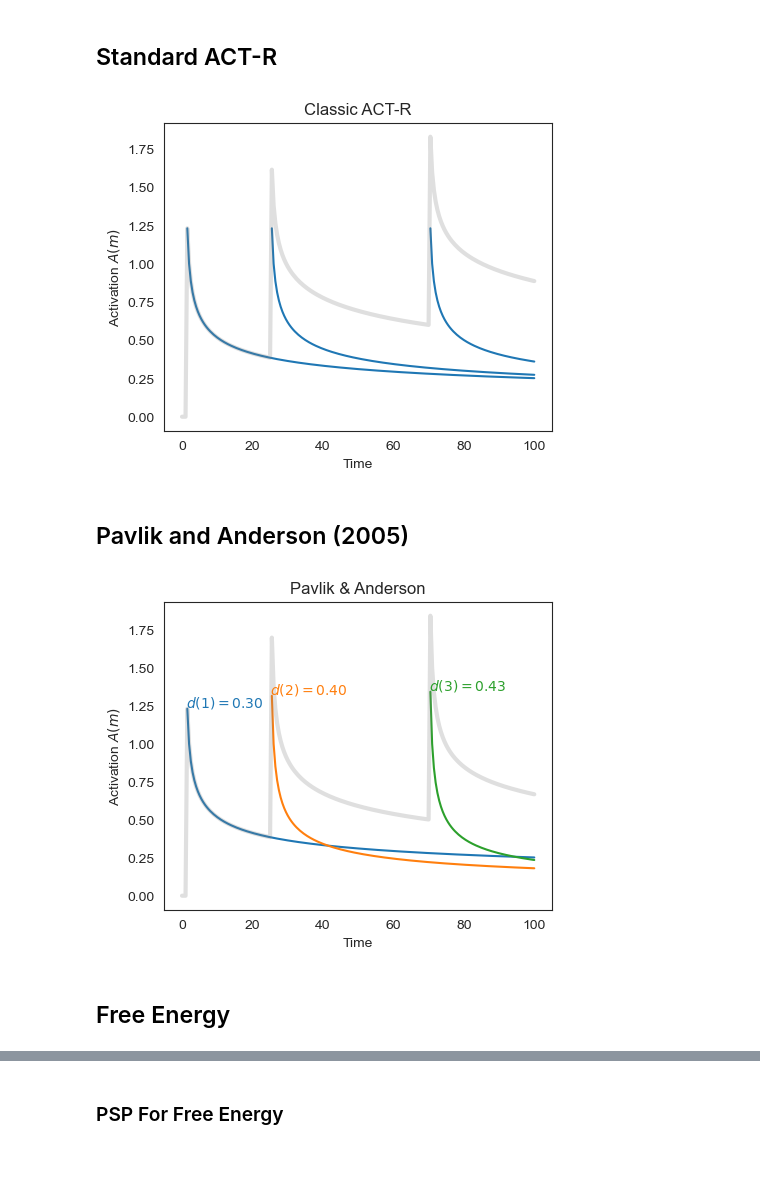
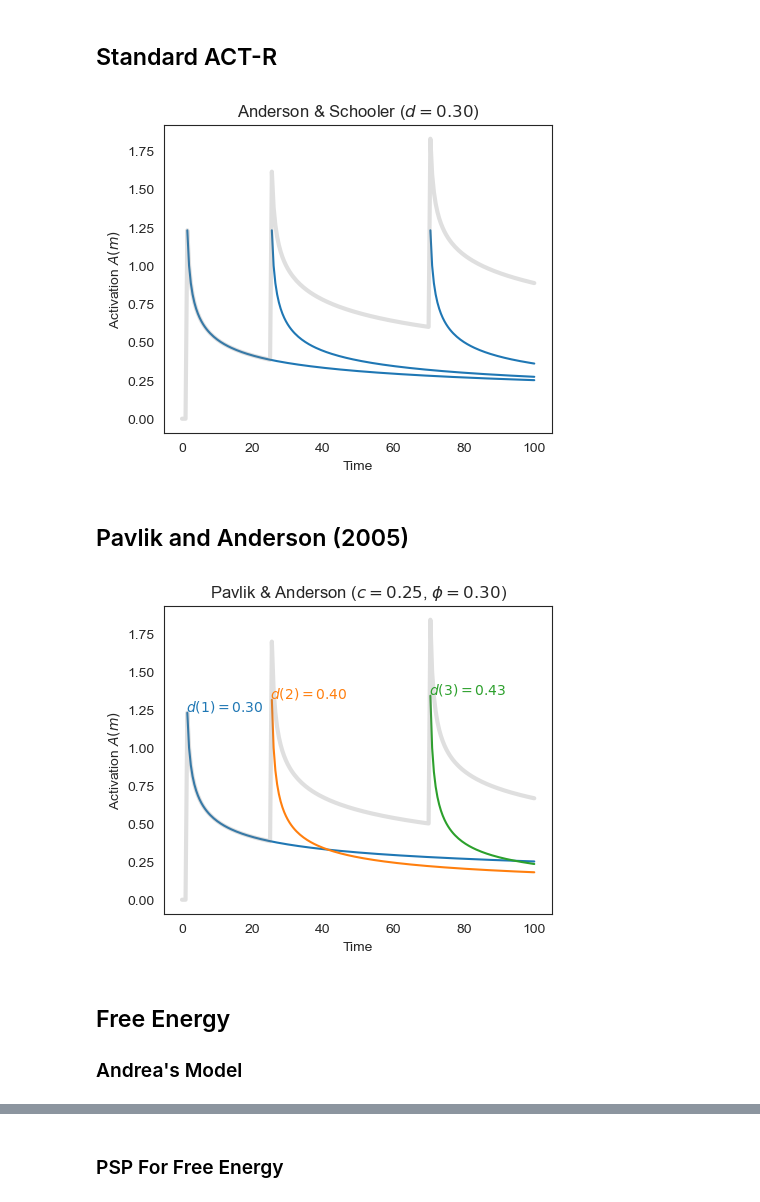
Before and after one commit to UWCCDL/SpacingEffect, a Jupyter notebook: spacing.ipynb, the cells around one changed output, grey strips where cells are left out. Drawn from its saved outputs; the diff is of its cells as text; code cells hidden in the pictures; blank space fills up the shorter version.

```diff
--- a/spacing.ipynb
+++ b/spacing.ipynb
@@ -345,7 +431,7 @@ Let's see a visual comparison of the models with three hypothetical traces
 # %%
 traces = [1, 25, 70]
 time = np.linspace(0, 100, 201)
-d = 0.5
+d = 0.3
 # %% [markdown]
 ## Standard ACT-R
 # %%
@@ -370,10 +456,10 @@ for t in traces:
 ax.plot(time, memory, linewidth=3, color="grey", alpha=0.25)
 ax.set_xlabel("Time")
 ax.set_ylabel("Activation $A(m)$")
-ax.set_title("Classic ACT-R")
+ax.set_title("Anderson & Schooler ($d = %.2f$)" % (d,))
 plt.show()
 # %% [output]
-[figure, old version]
+[figure, new version]
 # %% [markdown]
 ## Pavlik and Anderson (2005)
 # %%
@@ -381,37 +467,39 @@ sns.set_style("white")
 c = 0.25
 default_d = 0.3
 def trace_activation(time, creation, d = default_d):
     if time <= creation:
         return np.NaN
     else:
         return  (time - creation) ** -d
 
 fig, ax = plt.subplots()
 fig.set_size_inches(5,4)
 
 memory = np.zeros(time.size)
 for i, t in enumerate(traces):
     # find activation of existing memory
     closest_time = np.abs(time - t).argmin()
     activation = memory[closest_time]
     # find new decay
     dnew = c * activation + default_d
     trace = [trace_activation(x, t, d = dnew) for x in time]
     ax.plot(time, trace, color=colors[i])
     ax.text(t, 0.01 + np.max([x for x in trace if x is not np.nan]),
             "$d(%d) = %.2f$" % (i+1, dnew),
            color=colors[i])
     memory += [x if x is not np.NaN else 0 for x in trace ]
 
 ax.plot(time, memory, linewidth=3, color="grey", alpha=0.25)
 ax.set_xlabel("Time")
 ax.set_ylabel("Activation $A(m)$")
-ax.set_title("Pavlik & Anderson")
+ax.set_title("Pavlik & Anderson ($c = %.2f$, $\phi = %.2f$)" % (c, default_d))
 plt.show()
 # %% [output]
-[figure, old version]
+[figure, new version]
 # %% [markdown]
 ## Free Energy
+
+### Andrea's Model
 # %%
 default_w = 2.5
 default_d = 0.3
```
Also changed, not shown: parts of 30 cells of this notebook, 2 other files.
